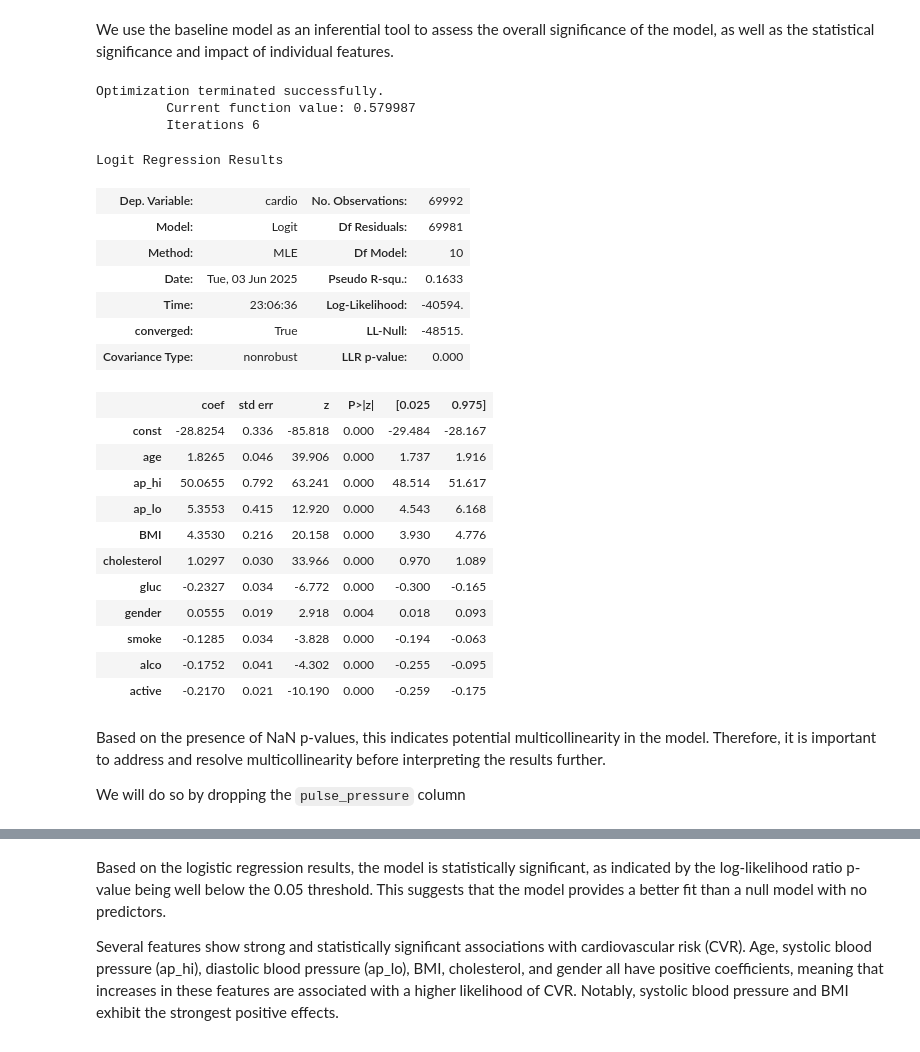
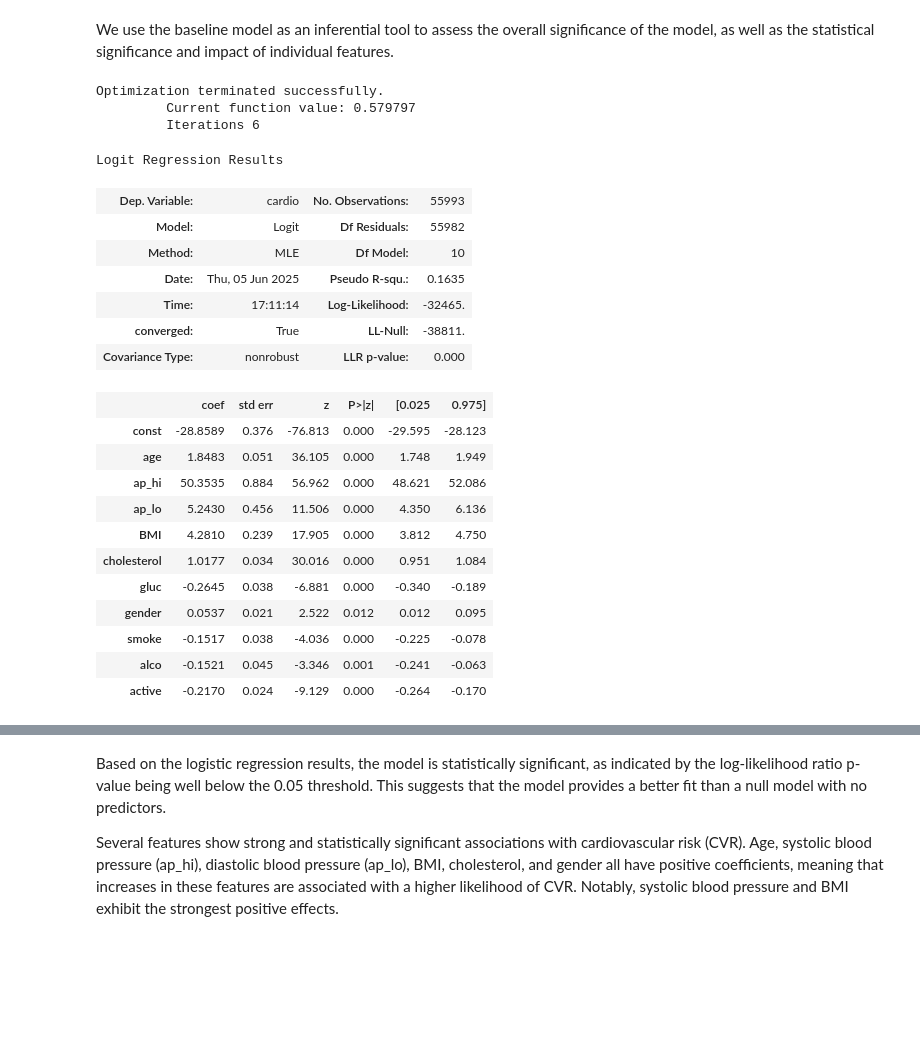
Before and after one commit to kev-analytic/Cardiovascular-Disease-Risk-Factor-Analysis, a Jupyter notebook: notebook.ipynb, the cells around one changed output, grey strips where cells are left out. Drawn from its saved outputs; the diff is of its cells as text; code cells hidden in the pictures; blank space fills up the shorter version.

```diff
--- a/notebook.ipynb
+++ b/notebook.ipynb
@@ -533,13 +545,12 @@ df_preprocess.drop(["BMI_group","age_group","id"],axis=1,inplace=True)
 # %%
 #checking for normality before scaling
-numeric_cols = df_preprocess.select_dtypes(include=np.number).columns
+numeric_cols = ["age","ap_hi","ap_lo","BMI"]
 print("Normality Check Before Scaling:")
 for col in numeric_cols:
     data = df_preprocess[col].dropna()
     stat_shapiro, p_shapiro = stats.shapiro(data)
     stat_norm, p_norm = stats.normaltest(data)
     print(f"{col}: Shapiro-Wilk p = {p_shapiro:.4f} {'(Not Normal)' if p_shapiro < 0.05 else '(Normal)'}")
-    print(f"{col}: D’Agostino K^2 p = {p_norm:.4f} {'(Not Normal)' if p_norm < 0.05 else '(Normal)'}")
     print("-" * 50)
 # %% [output]
 Normality Check Before Scaling:
@@ -630,5 +676,7 @@ y=df_preprocess["cardio"].astype(int)
 # %%
-# defining continuous and categorical columns
+# defining scaling columns
 scale_columns=["age","ap_hi","ap_lo","BMI","cholesterol","gluc"]
-X_scale=X[scale_columns]
-X_cat=X.drop(scale_columns,axis=1).astype(int)
+X_test_scale=X_test[scale_columns]
+X_train_scale=X_train[scale_columns]
+X_test_cat=X_test.drop(scale_columns,axis=1).astype(int)
+X_train_cat=X_train.drop(scale_columns,axis=1).astype(int)
@@ -638,7 +684,8 @@ X_cat=X.drop(scale_columns,axis=1).astype(int)
 # instatiating the scaler
 scaler=MinMaxScaler()
 # scaling and changing the resulting array to a dataframe
-X_scaled=pd.DataFrame(scaler.fit_transform(X_scale),index=X_scale.index,columns=X_scale.columns)
-X_scaled.sample(5)
+X_train_scaled=pd.DataFrame(scaler.fit_transform(X_train_scale),index=X_train_scale.index,columns=X_train_scale.columns)
+X_test_scaled=pd.DataFrame(scaler.transform(X_test_scale),index=X_test_scale.index,columns=X_test_scale.columns)
+X_test_scaled
 # %% [output]
 |  | age | ap_hi | ap_lo | BMI | cholesterol | gluc |
@@ -650,4 +704,4 @@ X_scaled.sample(5)
 # %%
 # adding normalized columns to the rest of the columns
-X=pd.concat([X_scaled,X_cat],axis=1)
-X.sample(5)
+X_test=pd.concat([X_test_scaled,X_test_cat],axis=1)
+X_train=pd.concat([X_train_scaled,X_train_cat],axis=1)
@@ -666,35 +713,31 @@ X.sample(5)
 We use the baseline model as an inferential tool to assess the overall significance of the model, as well as the statistical significance and impact of individual features.
 # %%
 #fitting a logistic reg model
-model=sm.Logit(y,sm.add_constant(X))
+model=sm.Logit(y_train,sm.add_constant(X_train))
 results=model.fit(maxiter=200)
 # viewing the model summary
 results.summary()
 # %% [output]
 Optimization terminated successfully.
-         Current function value: 0.579987
+         Current function value: 0.579797
          Iterations 6
 Logit Regression Results
-| Dep. Variable: | cardio | No. Observations: | 69992 |
-| Model: | Logit | Df Residuals: | 69981 |
+| Dep. Variable: | cardio | No. Observations: | 55993 |
+| Model: | Logit | Df Residuals: | 55982 |
 | Method: | MLE | Df Model: | 10 |
-| Date: | Tue, 03 Jun 2025 | Pseudo R-squ.: | 0.1633 |
-| Time: | 23:06:36 | Log-Likelihood: | -40594. |
-| converged: | True | LL-Null: | -48515. |
+| Date: | Thu, 05 Jun 2025 | Pseudo R-squ.: | 0.1635 |
+| Time: | 17:11:14 | Log-Likelihood: | -32465. |
+| converged: | True | LL-Null: | -38811. |
 | Covariance Type: | nonrobust | LLR p-value: | 0.000 |
 |  | coef | std err | z | P>|z| | [0.025 | 0.975] |
-| const | -28.8254 | 0.336 | -85.818 | 0.000 | -29.484 | -28.167 |
-| age | 1.8265 | 0.046 | 39.906 | 0.000 | 1.737 | 1.916 |
-| ap_hi | 50.0655 | 0.792 | 63.241 | 0.000 | 48.514 | 51.617 |
-| ap_lo | 5.3553 | 0.415 | 12.920 | 0.000 | 4.543 | 6.168 |
-| BMI | 4.3530 | 0.216 | 20.158 | 0.000 | 3.930 | 4.776 |
-| cholesterol | 1.0297 | 0.030 | 33.966 | 0.000 | 0.970 | 1.089 |
-| gluc | -0.2327 | 0.034 | -6.772 | 0.000 | -0.300 | -0.165 |
-| gender | 0.0555 | 0.019 | 2.918 | 0.004 | 0.018 | 0.093 |
-| smoke | -0.1285 | 0.034 | -3.828 | 0.000 | -0.194 | -0.063 |
-| alco | -0.1752 | 0.041 | -4.302 | 0.000 | -0.255 | -0.095 |
-| active | -0.2170 | 0.021 | -10.190 | 0.000 | -0.259 | -0.175 |
+| const | -28.8589 | 0.376 | -76.813 | 0.000 | -29.595 | -28.123 |
+| age | 1.8483 | 0.051 | 36.105 | 0.000 | 1.748 | 1.949 |
+| ap_hi | 50.3535 | 0.884 | 56.962 | 0.000 | 48.621 | 52.086 |
+| ap_lo | 5.2430 | 0.456 | 11.506 | 0.000 | 4.350 | 6.136 |
+| BMI | 4.2810 | 0.239 | 17.905 | 0.000 | 3.812 | 4.750 |
+| cholesterol | 1.0177 | 0.034 | 30.016 | 0.000 | 0.951 | 1.084 |
+| gluc | -0.2645 | 0.038 | -6.881 | 0.000 | -0.340 | -0.189 |
+| gender | 0.0537 | 0.021 | 2.522 | 0.012 | 0.012 | 0.095 |
+| smoke | -0.1517 | 0.038 | -4.036 | 0.000 | -0.225 | -0.078 |
+| alco | -0.1521 | 0.045 | -3.346 | 0.001 | -0.241 | -0.063 |
+| active | -0.2170 | 0.024 | -9.129 | 0.000 | -0.264 | -0.170 |
-# %% [markdown]
-Based on the presence of NaN p-values, this indicates potential multicollinearity in the model. Therefore, it is important to address and resolve multicollinearity before interpreting the results further.
-
-We will do so by dropping the `pulse_pressure` column
```
Also changed, not shown: parts of 72 cells of this notebook.
